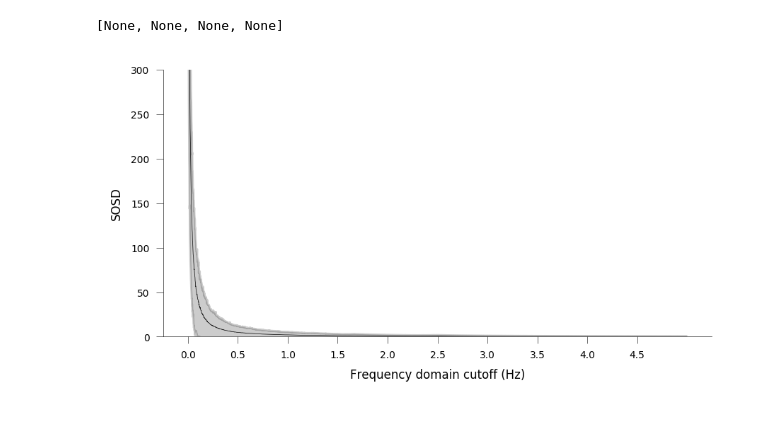
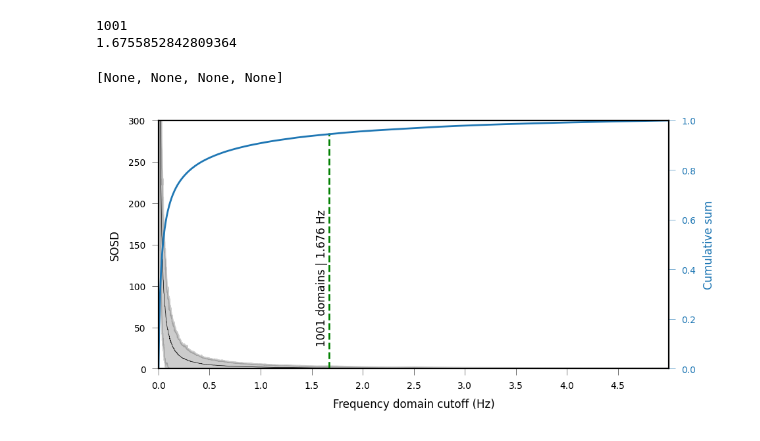
Before and after one commit to kushalkolar/mesmerize_manuscript_notebooks, a Jupyter notebook: sosd_freq_domains.ipynb, the cells around one changed output. Saved outputs shown, nothing was run; the diff lists cells and outputs as text; code cells hidden in the pictures.

```diff
--- a/sosd_freq_domains.ipynb
+++ b/sosd_freq_domains.ipynb
@@ -116,5 +116,5 @@ interactive(children=(IntSlider(value=128, description='curve_ix', max=257), Int
 # %%
-with Pool(7) as p:
+with Pool(22) as p:
     rs = list(
               tqdm(
                   p.imap(step_sosd, ndata),
@@ -126,30 +126,65 @@ rs = np.vstack(rs)
 # %%
 fig = plt.figure(figsize=(5, 2.5), dpi=200)
 ax = plt.subplot(111)
 
 lineplot(data=pd.DataFrame(rs).melt(), x='variable', y='value',
          c='k', ci='sd', linewidth=0.25, ax=ax)
+
+rs_mean = rs.mean(axis=0)
+rs_mean[0] = 0  # nan is at first index and cumsum is infinity otherwise
+rs_mean_cumsum = np.cumsum(rs_mean)
+rs_mean_cumsum_perc = rs_mean_cumsum / rs_mean_cumsum.max()
+
+ax_twinx = ax.twinx()
+
+ax_twinx.plot(rs_mean_cumsum_perc, linewidth=1)
+f95 = np.where(rs_mean_cumsum_perc < 0.945)[0][-1]
+
+print(f95)
+
+ax_twinx.set_ylim([0, 1])
+
+ax_twinx.vlines(
+    f95,
+    ymin=0,
+    ymax=0.95,
+    linestyles='dashed',
+    colors='green',
+    linewidth=1,
+
+)
+
+ax_twinx.text(f95 - 80, 0.1, '1001 domains | 1.676 Hz', rotation='vertical', fontdict={'fontsize': 6})
+
+ax_twinx.tick_params(axis='both', which='major', labelsize=5, width=0.2, colors='C0')
+ax_twinx.set_ylabel("Cumulative sum", fontdict={'fontsize': 6, 'color': 'C0'})
 
 ax.set_ylim(0, 300)
 
 ax.set_xlabel("Frequency domain cutoff (Hz)", fontdict={'fontsize': 6})
 ax.set_ylabel("SOSD", fontdict={'fontsize': 6})
 
 freqs, nf = get_frequency_linspace(t)
 num_freqs = t.df._RFFT.values[0].size
 max_freq = freqs[num_freqs - 1]
 interval = 0.5 # This is in Hertz
 
+print(freqs[f95])
+
 ax.set_xticks(np.arange(0, num_freqs, (num_freqs * interval) / max_freq))
 ax.set_xticklabels(np.arange(0, max_freq, interval))
 
 ax.tick_params(axis='both', which='major', labelsize=5, width=.2)
 
 ax.spines['right'].set_visible(False)
 ax.spines['top'].set_visible(False)
 
+ax.set_xlim(0, rs.shape[1])
+
 plt.setp(ax.spines.values(), linewidth=0.2)
 # %% [output]
-[None, None, None, None]
+1001
+1.6755852842809364
+[None, None, None, None]
-[figure, old version]
+[figure, new version]
 # %%
```
Also changed, not shown: parts of 2 cells of this notebook, 4 other files.
